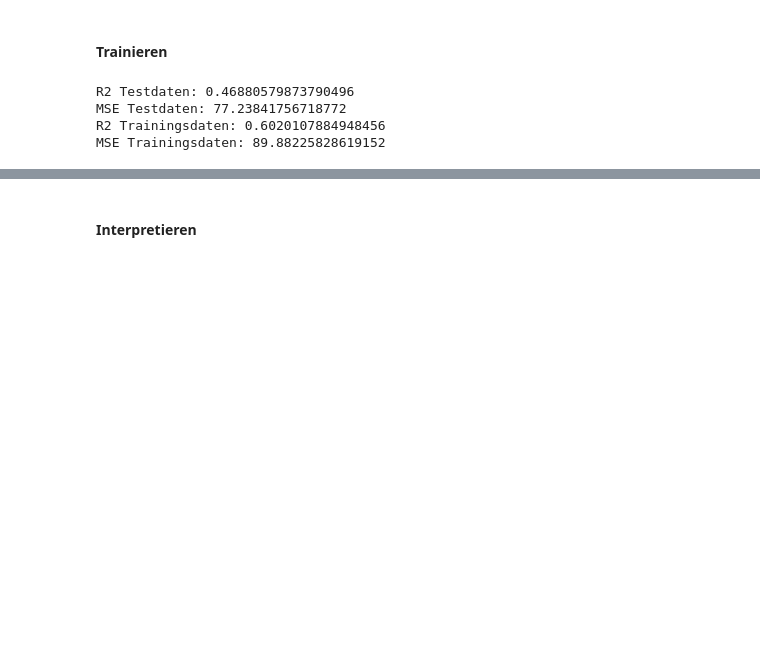
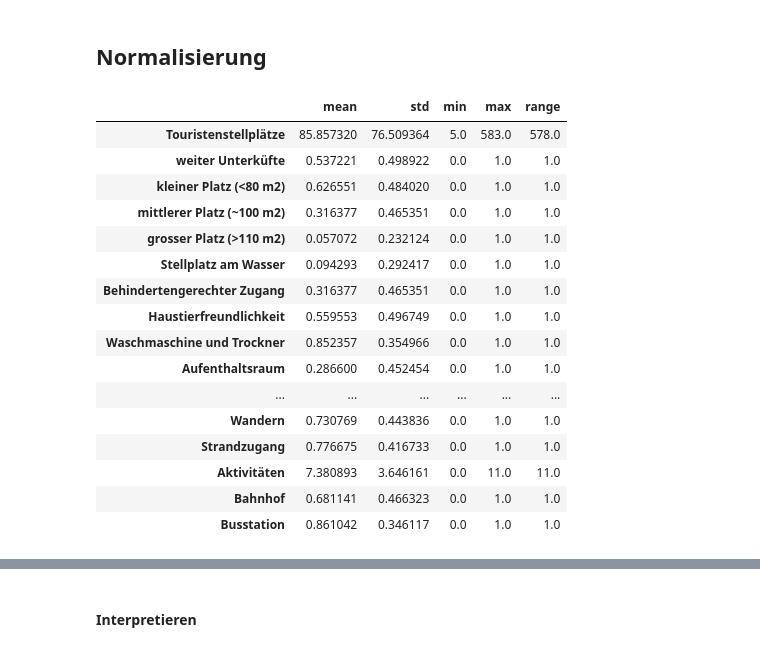
Before and after one commit to lydia-sa/Masterarbeit_Camping, a Jupyter notebook: _04_regression.ipynb, the cells around one changed output, grey strips where cells are left out. Cells and saved outputs as stored; diff of their text form; code cells hidden in the pictures; blank space fills up the shorter version.

Commit message:
Datensatzergänzung

```diff
--- a/_04_regression.ipynb
+++ b/_04_regression.ipynb
@@ -65,2 +14,2 @@ X_train_normalized
 # %% [markdown]
-#### Trainieren
+## Normalisierung
@@ -70,21 +16,29 @@ model_lin = model_lin.fit(X_train_normalized, y_train)
-# %%
-y_test_pred = model_lin.predict(X_test_normalized)
-y_train_pred = model_lin.predict(X_train_normalized)
-
-
-r2_test = model_lin.score(X_test_normalized, y_test)
-print('R2 Testdaten:', r2_test)
-
-mse_lr = mean_squared_error(y_test, y_test_pred)
-print(f'MSE Testdaten: {mse_lr}')
-
-# R^2 Wert für das Trainingsset berechnen
-r2_train = model_lin.score(X_train_normalized, y_train)
-print('R2 Trainingsdaten:', r2_train)
-mse_lr_train = mean_squared_error(y_train, y_train_pred)
-print(f'MSE Trainingsdaten: {mse_lr_train}')
-# %% [output]
-R2 Testdaten: 0.46880579873790496
-MSE Testdaten: 77.23841756718772
-R2 Trainingsdaten: 0.6020107884948456
-MSE Trainingsdaten: 89.88225828619152
+# %%
+# Funktionen zur Anzeige der Statistiken der Features -> Entscheidung für oder gegen Normalisierung
+def display_feature_statistics(df, name):
+    stats = df.describe().transpose()
+    stats['range'] = stats['max'] - stats['min']
+    stats = stats[['mean', 'std', 'min', 'max', 'range']]
+    return stats
+
+# Anzeige der Statistiken für df_analysis (enthält das Maximum an Daten
+stats_df_analysis = display_feature_statistics(df_analysis, 'df_camping_analysis')
+stats_df_analysis
+# %% [output]
+|  | mean | std | min | max | range |
+| Touristenstellplätze | 85.857320 | 76.509364 | 5.0 | 583.0 | 578.0 |
+| weiter Unterküfte | 0.537221 | 0.498922 | 0.0 | 1.0 | 1.0 |
+| kleiner Platz (<80 m2) | 0.626551 | 0.484020 | 0.0 | 1.0 | 1.0 |
+| mittlerer Platz (~100 m2) | 0.316377 | 0.465351 | 0.0 | 1.0 | 1.0 |
+| grosser Platz (>110 m2) | 0.057072 | 0.232124 | 0.0 | 1.0 | 1.0 |
+| Stellplatz am Wasser | 0.094293 | 0.292417 | 0.0 | 1.0 | 1.0 |
+| Behindertengerechter Zugang | 0.316377 | 0.465351 | 0.0 | 1.0 | 1.0 |
+| Haustierfreundlichkeit | 0.559553 | 0.496749 | 0.0 | 1.0 | 1.0 |
+| Waschmaschine und Trockner | 0.852357 | 0.354966 | 0.0 | 1.0 | 1.0 |
+| Aufenthaltsraum | 0.286600 | 0.452454 | 0.0 | 1.0 | 1.0 |
+| ... | ... | ... | ... | ... | ... |
+| Wandern | 0.730769 | 0.443836 | 0.0 | 1.0 | 1.0 |
+| Strandzugang | 0.776675 | 0.416733 | 0.0 | 1.0 | 1.0 |
+| Aktivitäten | 7.380893 | 3.646161 | 0.0 | 11.0 | 11.0 |
+| Bahnhof | 0.681141 | 0.466323 | 0.0 | 1.0 | 1.0 |
+| Busstation | 0.861042 | 0.346117 | 0.0 | 1.0 | 1.0 |
```
Also changed, not shown: parts of 24 cells of this notebook, 6 other files.
